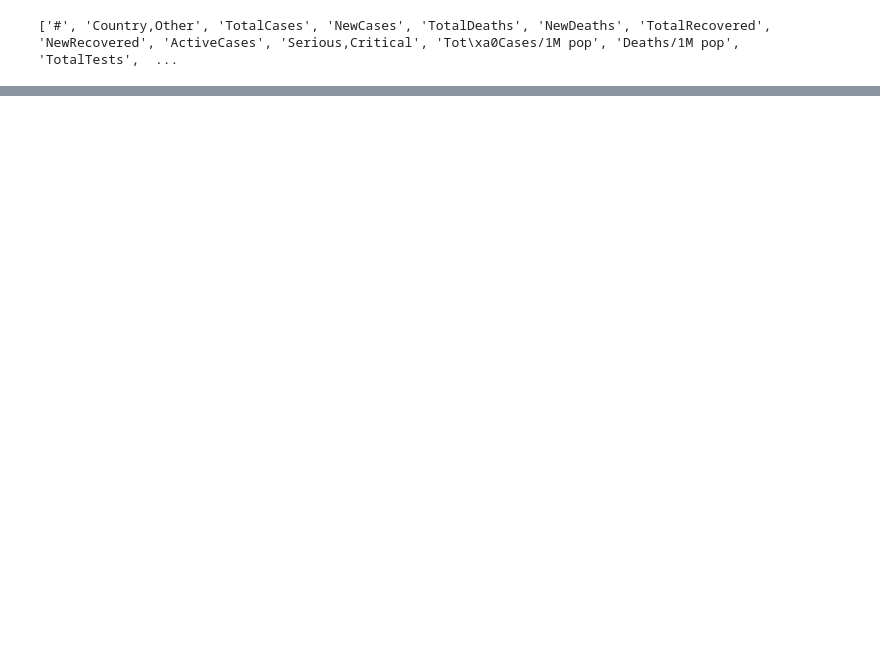
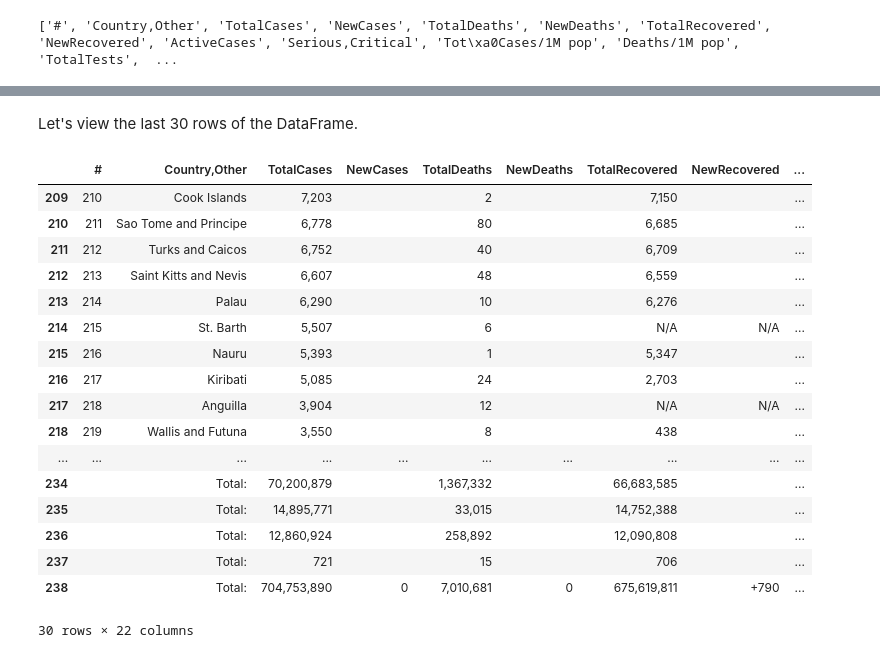
Before and after one commit to ujjwaltyagi2000/python-practice-corey, a Jupyter notebook: 16-beautiful_soup_example.ipynb, the cells around one changed output, grey strips where cells are left out. Saved outputs shown, nothing was run; the diff lists cells and outputs as text; code cells hidden in the pictures; blank space fills up the shorter version.

```diff
--- a/16-beautiful_soup_example.ipynb
+++ b/16-beautiful_soup_example.ipynb
@@ -106,0 +149,23 @@ df
+# %% [markdown]
+Let's view the last 30 rows of the DataFrame.
+# %%
+df.tail(30)
+# %% [output]
+|  | # | Country,Other | TotalCases | NewCases | TotalDeaths | NewDeaths | TotalRecovered | NewRecovered | ... |
+| 209 | 210 | Cook Islands | 7,203 |  | 2 |  | 7,150 |  | ... |
+| 210 | 211 | Sao Tome and Principe | 6,778 |  | 80 |  | 6,685 |  | ... |
+| 211 | 212 | Turks and Caicos | 6,752 |  | 40 |  | 6,709 |  | ... |
+| 212 | 213 | Saint Kitts and Nevis | 6,607 |  | 48 |  | 6,559 |  | ... |
+| 213 | 214 | Palau | 6,290 |  | 10 |  | 6,276 |  | ... |
+| 214 | 215 | St. Barth | 5,507 |  | 6 |  | N/A | N/A | ... |
+| 215 | 216 | Nauru | 5,393 |  | 1 |  | 5,347 |  | ... |
+| 216 | 217 | Kiribati | 5,085 |  | 24 |  | 2,703 |  | ... |
+| 217 | 218 | Anguilla | 3,904 |  | 12 |  | N/A | N/A | ... |
+| 218 | 219 | Wallis and Futuna | 3,550 |  | 8 |  | 438 |  | ... |
+| ... | ... | ... | ... | ... | ... | ... | ... | ... | ... |
+| 234 |  | Total: | 70,200,879 |  | 1,367,332 |  | 66,683,585 |  | ... |
+| 235 |  | Total: | 14,895,771 |  | 33,015 |  | 14,752,388 |  | ... |
+| 236 |  | Total: | 12,860,924 |  | 258,892 |  | 12,090,808 |  | ... |
+| 237 |  | Total: | 721 |  | 15 |  | 706 |  | ... |
+| 238 |  | Total: | 704,753,890 | 0 | 7,010,681 | 0 | 675,619,811 | +790 | ... |
+30 rows × 22 columns
```
Also changed, not shown: parts of 28 cells of this notebook, 4 other files.
